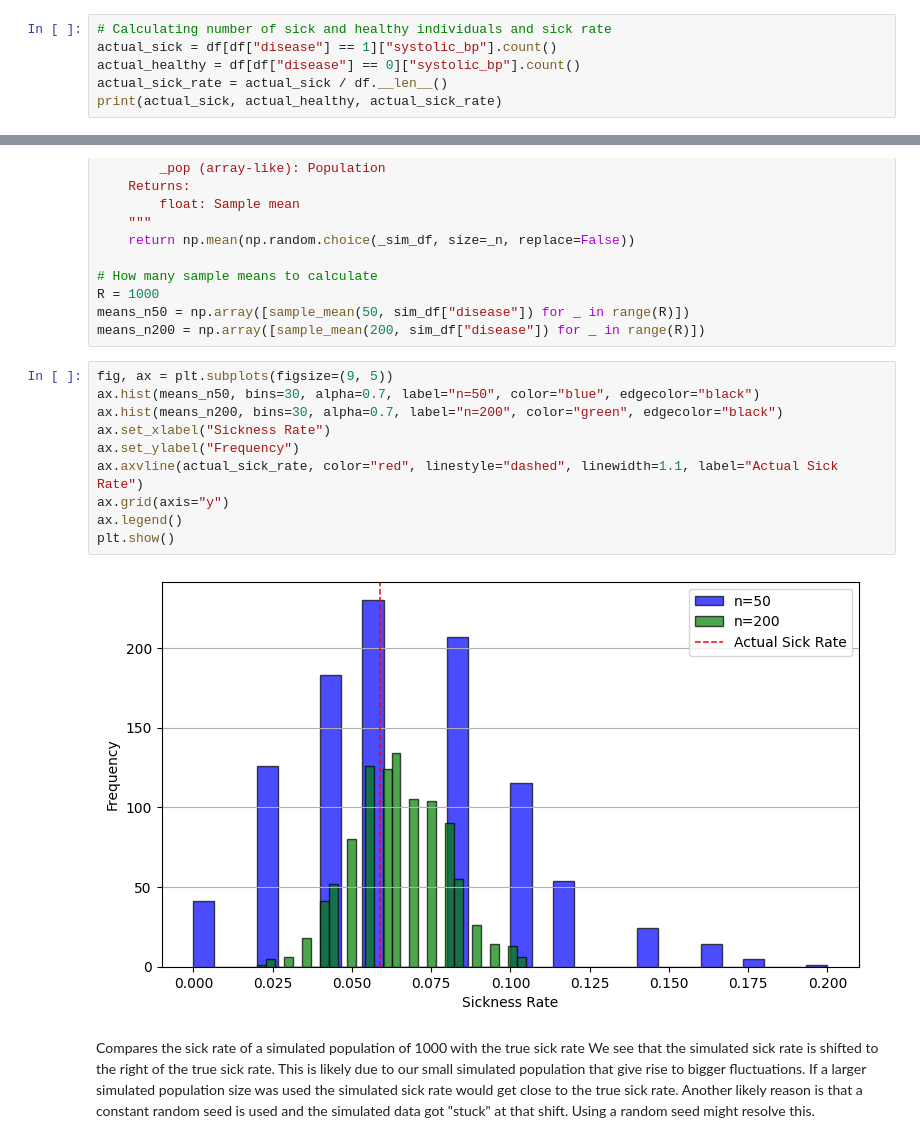
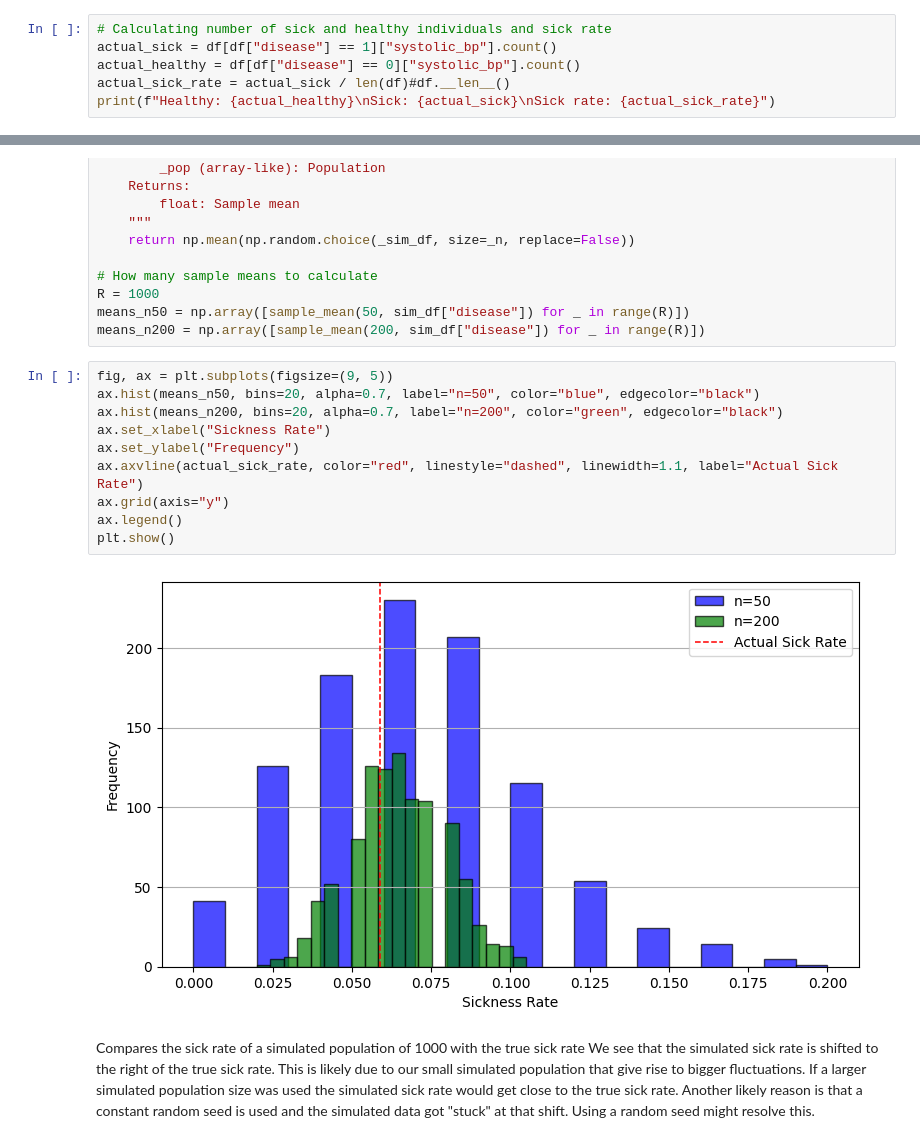
Before and after one commit to markusgunnar/Exam_HealthAnalyzer, a Jupyter notebook: report.ipynb, the cells around one changed output, grey strips where cells are left out. Cells and saved outputs as stored; diff of their text form.

```diff
--- a/report.ipynb
+++ b/report.ipynb
@@ -58,6 +58,6 @@ Compares the amount of smokers vs non-smokers.
 # Calculating number of sick and healthy individuals and sick rate
 actual_sick = df[df["disease"] == 1]["systolic_bp"].count()
 actual_healthy = df[df["disease"] == 0]["systolic_bp"].count()
-actual_sick_rate = actual_sick / df.__len__()
-print(actual_sick, actual_healthy, actual_sick_rate)
+actual_sick_rate = actual_sick / len(df)#df.__len__()
+print(f"Healthy: {actual_healthy}\nSick: {actual_sick}\nSick rate: {actual_sick_rate}")
 # %% [output]
@@ -97,16 +99,16 @@ means_n50 = np.array([sample_mean(50, sim_df["disease"]) for _ in range(R)])
 means_n200 = np.array([sample_mean(200, sim_df["disease"]) for _ in range(R)])
 # %%
 fig, ax = plt.subplots(figsize=(9, 5))
-ax.hist(means_n50, bins=30, alpha=0.7, label="n=50", color="blue", edgecolor="black")
-ax.hist(means_n200, bins=30, alpha=0.7, label="n=200", color="green", edgecolor="black")
+ax.hist(means_n50, bins=20, alpha=0.7, label="n=50", color="blue", edgecolor="black")
+ax.hist(means_n200, bins=20, alpha=0.7, label="n=200", color="green", edgecolor="black")
 ax.set_xlabel("Sickness Rate")
 ax.set_ylabel("Frequency")
 ax.axvline(actual_sick_rate, color="red", linestyle="dashed", linewidth=1.1, label="Actual Sick Rate")
 ax.grid(axis="y")
 ax.legend()
 plt.show()
 # %% [output]
-[figure, old version]
+[figure, new version]
 # %% [markdown]
 Compares the sick rate of a simulated population of 1000 with the true sick rate
 We see that the simulated sick rate is shifted to the right of the true sick rate. This is likely due to our small simulated population that give rise to bigger fluctuations. If a larger simulated population size was used the simulated sick rate would get close to the true sick rate. Another likely reason is that a constant random seed is used and the simulated data got "stuck" at that shift. Using a random seed might resolve this.
```
Also changed, not shown: parts of 10 cells of this notebook.
